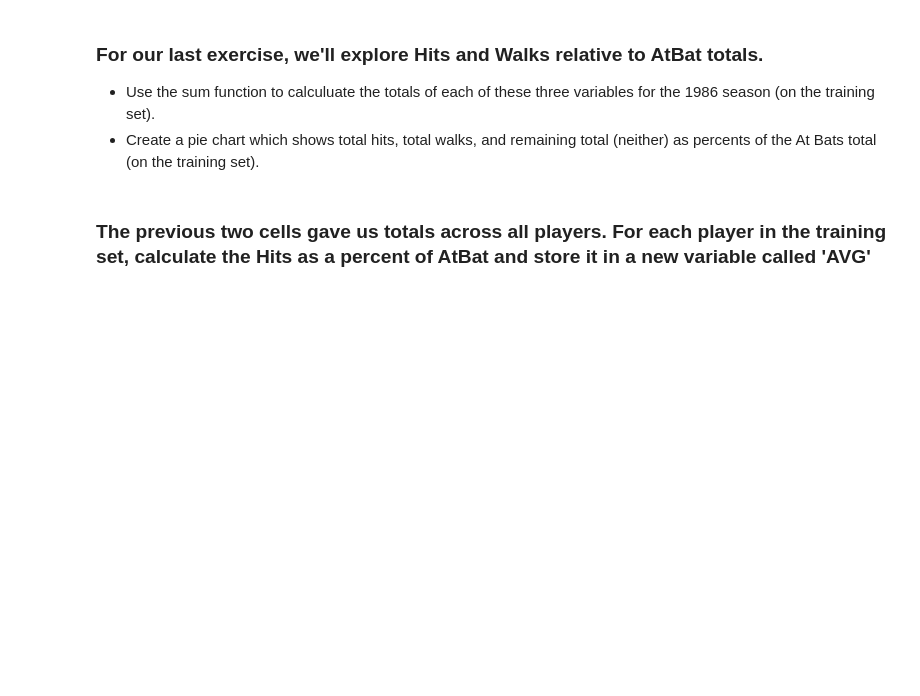
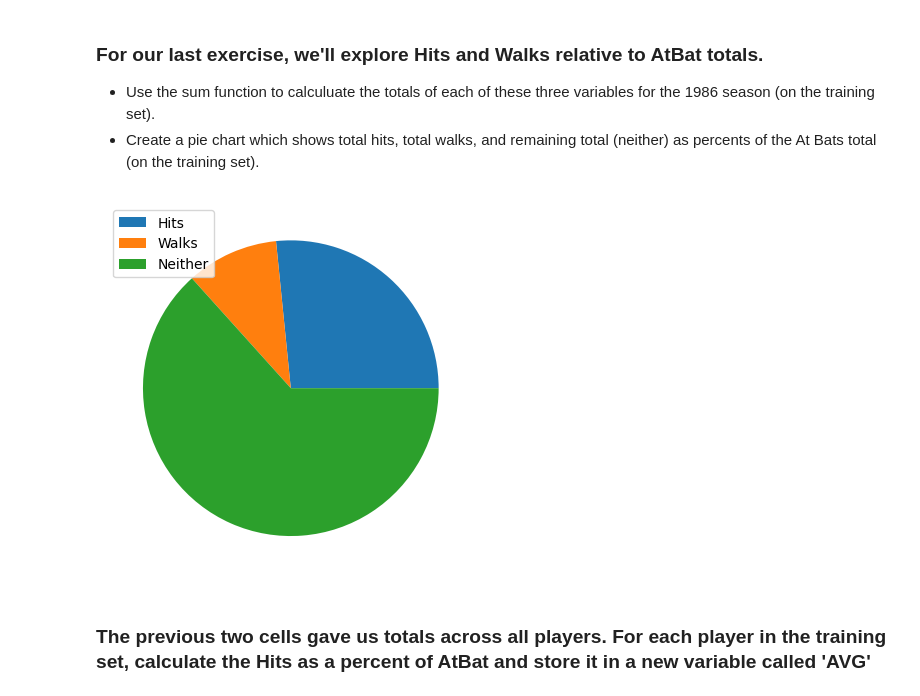
Before and after one commit to ehowells/code_2600, a Jupyter notebook: mod03_eda.ipynb, the cells around one changed output. Cells and saved outputs as stored; diff of their text form; code cells hidden in the pictures; blank space fills up the shorter version.

```diff
--- a/mod03_eda.ipynb
+++ b/mod03_eda.ipynb
@@ -182,14 +173,22 @@ Salary_Missing        1.000000
 - Use the sum function to calculuate the totals of each of these three variables for the 1986 season (on the training set).
 - Create a pie chart which shows total hits, total walks, and remaining total (neither) as percents of the At Bats total (on the training set).
 # %%
-TotHits = #fillin
-TotWalks = #fillin
-TotAtBat = #fillin
+TotHits = Train['Hits'].sum()
+TotWalks = Train['Walks'].sum()
+TotAtBat = Train['AtBat'].sum()
 
 Labels = ['Hits', 'Walks', 'Neither']
 Totals = [TotHits, TotWalks, TotAtBat-TotHits-TotWalks]
 # %%
 # pie chart
+fig, ax = plt.subplots()
+
+ax.pie(Totals)
+ax.legend(Labels)
+
+plt.show()
+# %% [output]
+[figure, added]
 # %% [markdown]
 ### The previous two cells gave us totals across all players. For each player in the training set, calculate the Hits as a percent of AtBat and store it in a new variable called 'AVG'
 # %%
```
Also changed, not shown: parts of 17 cells of this notebook.
